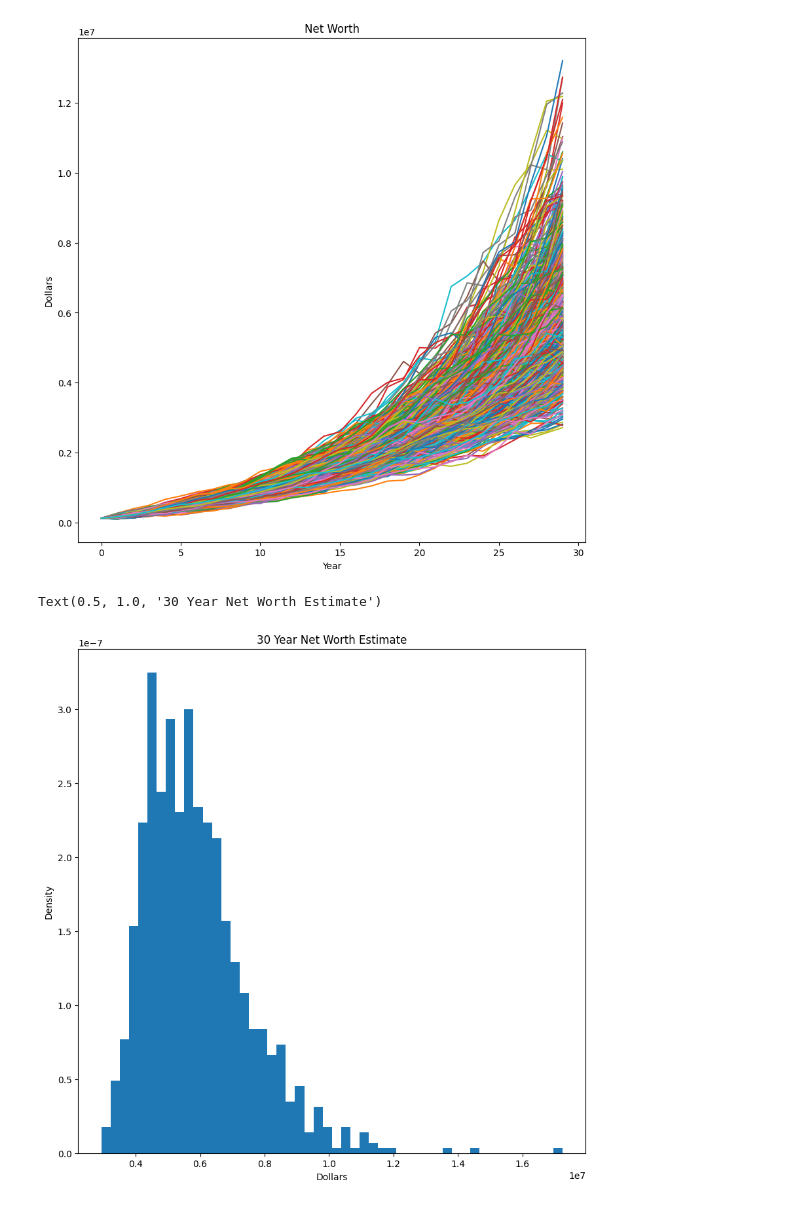
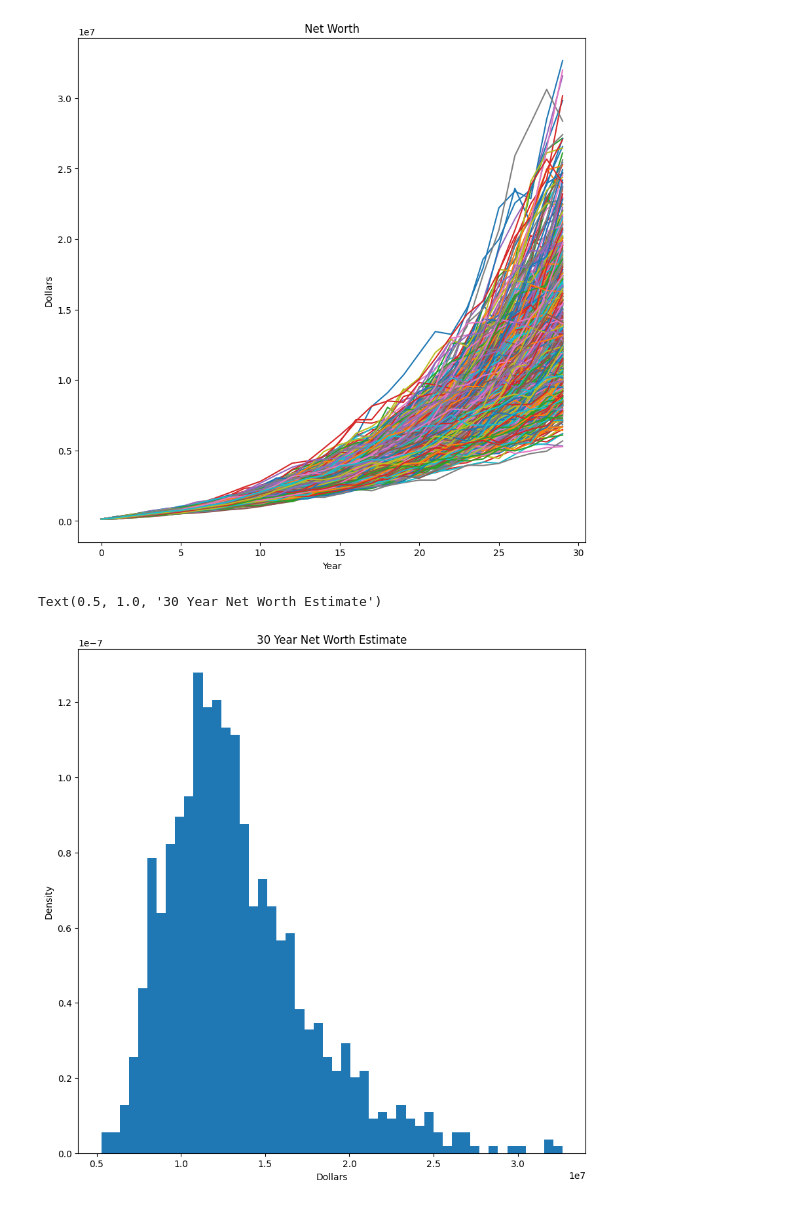
Before and after one commit to Ryderevan/MonteCarloRental, a Jupyter notebook: General Profitability.ipynb, the cells around one changed output. Cells and saved outputs as stored; diff of their text form; code cells hidden in the pictures.

```diff
--- a/General Profitability.ipynb
+++ b/General Profitability.ipynb
@@ -179,9 +240,18 @@ plt.show()
+# %%
+#Define Plot constants
+colors = ['green', 'red']
+labels = ['Surfside', 'PNW']
 # %%
+#First years profit estimate
 fig = plt.figure(figsize =(10, 10))
-plt.title('30 Year Cumulative Profit Estimate')
-n, bins, patches = plt.hist(YearlyData[:,29,2], bins=50, density = True)
-plt.xlabel('Dollars')
-plt.ylabel('Density')
+plt.title('Year 1 Profit Estimate')
 
-bin_centers = 0.5 * (bins[1:] + bins[:-1])
+for i in range(len(PurchasePriceVec)):
+
+    n, bins, patches = plt.hist(YearlyData[i,:,1,1], bins=50, density = True, color = colors[i], alpha = .6, label=labels[i])
+    plt.xlabel('Dollars')
+    plt.ylabel('Density')
+    bin_centers = 0.5 * (bins[1:] + bins[:-1])
+
+plt.legend()
 # %% [output]
@@ -188,0 +260,21 @@ bin_centers = 0.5 * (bins[1:] + bins[:-1])
+# %%
+#Calculate Cap Rate
+
+CapRate = np.zeros([2,1000])
+
+for i in range(len(YearlyData[:,0,0,0])): #Houses
+    for j in range(len(YearlyData[0,:,0,0])): #iterations
+        CapRate[i,j] = YearlyData[i,j,1,1]/YearlyData[i,j,0,4] #Profit/HouseValue
+# %%
+#First years cap rate
+fig = plt.figure(figsize =(10, 10))
+plt.title('Year 1 Capitalization Rate')
+
+for i in range(len(YearlyData[:,0,0,0])):
+
+    n, bins, patches = plt.hist(CapRate[i,:], bins=50, density = True, color = colors[i], alpha = .6, label=labels[i])
+    plt.xlabel('Dollars')
+    plt.ylabel('Density')
+    bin_centers = 0.5 * (bins[1:] + bins[:-1])
+
+plt.legend()
@@ -281,31 +379,31 @@ Text(0.5, 1.0, '30 Year Property Value Estimate')
 # %%
 #Plot MonteCarlo
 
 fig = plt.figure(figsize =(10, 10))
 plt.title('Net Worth')
 for i in range(YearlyData.shape[0]):
     label = f'data{i}'   # Generate a label for the series
-    plt.plot(YearlyData[i,:,0], YearlyData[i,:,6], label=label)
+    plt.plot(YearlyData[i,:,0], YearlyData[i,:,5], label=label)
 
 # Add axis labels and legend
 plt.xlabel('Year')
 plt.ylabel('Dollars')
 
 
 # Show the plot
 plt.show()
 # %% [output]
-[figure, old version]
+[figure, new version]
 # %%
 fig = plt.figure(figsize =(10, 10))
-plt.hist(YearlyData[:,29,6], bins=50, density = True)
+plt.hist(YearlyData[:,29,5], bins=50, density = True)
 
 plt.xlabel('Dollars')
 plt.ylabel('Density')
 plt.title('30 Year Net Worth Estimate')
 # %% [output]
 Text(0.5, 1.0, '30 Year Net Worth Estimate')
-[figure, old version]
+[figure, new version]
 # %%
 #Plot MonteCarlo
 
```
Also changed, not shown: parts of 27 cells of this notebook.
